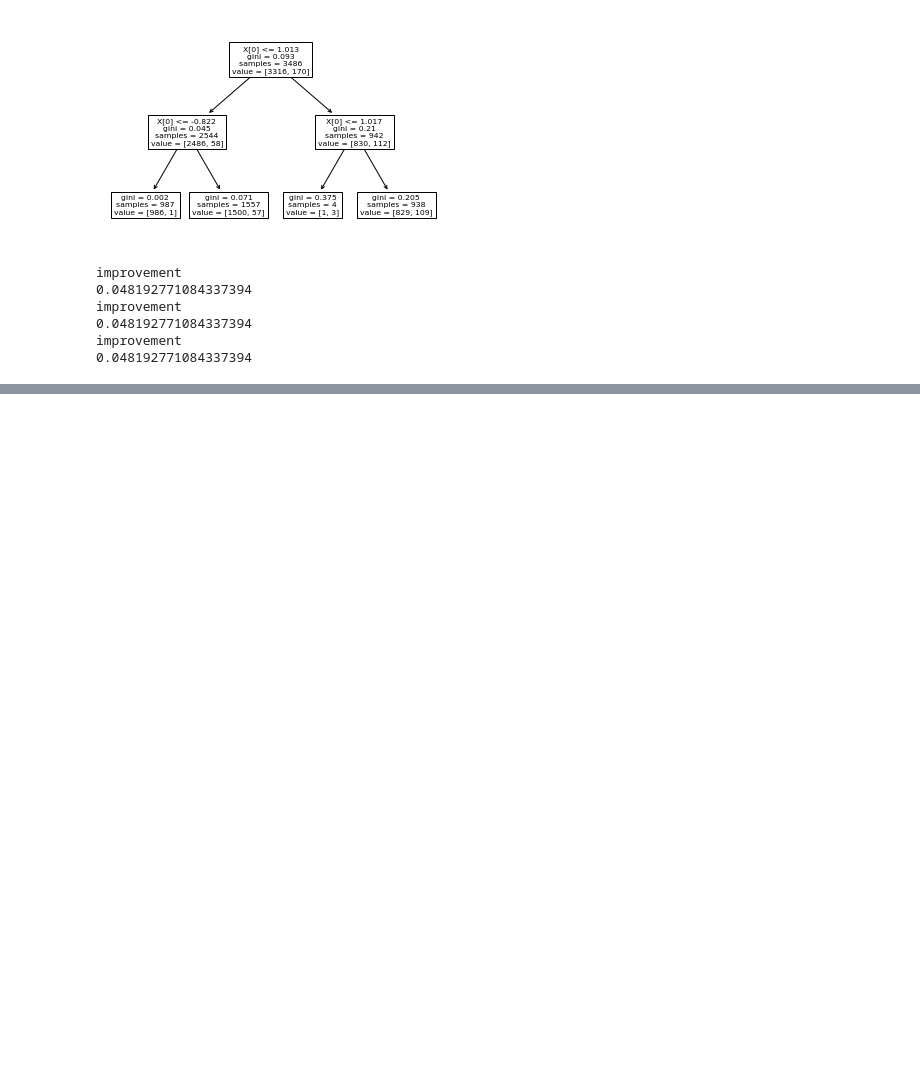
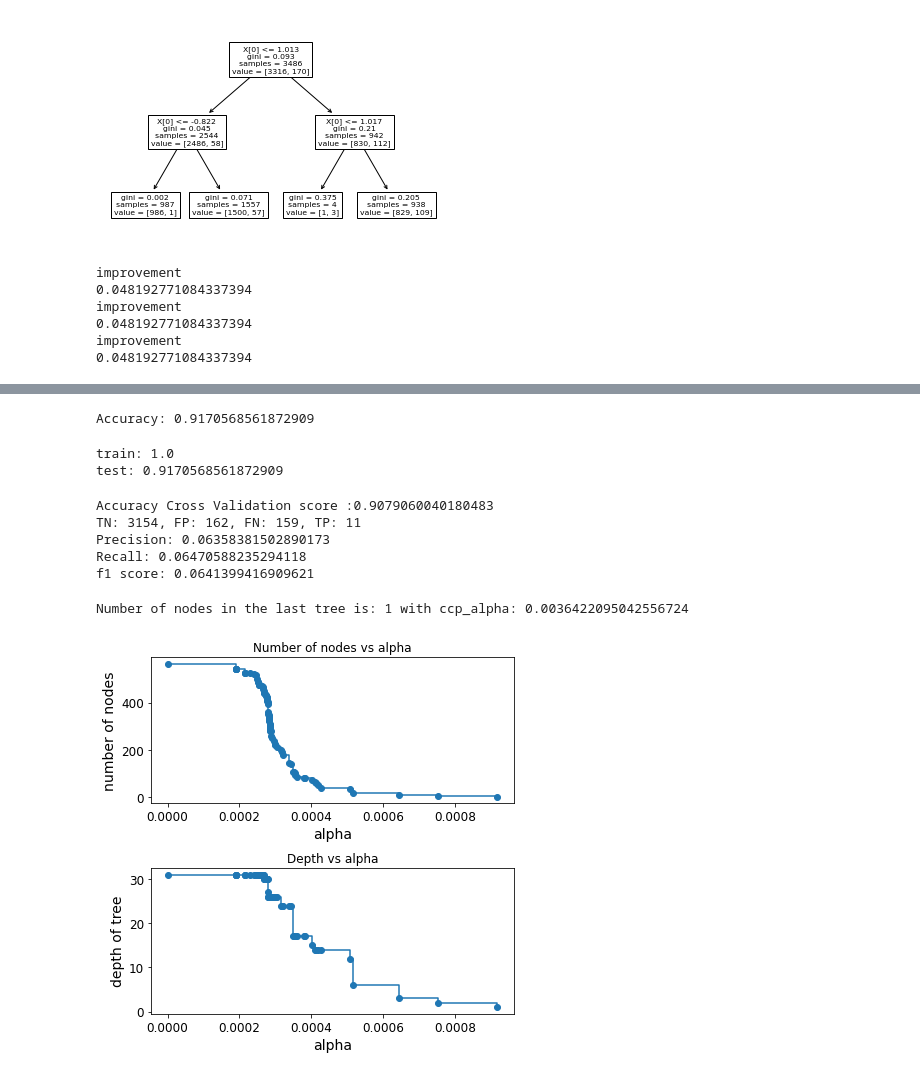
Before and after one commit to Lisnivia/F21DL, a Jupyter notebook: Lab 8.ipynb, the cells around one changed output, grey strips where cells are left out. Cells and saved outputs as stored; diff of their text form; code cells hidden in the pictures; blank space fills up the shorter version.

```diff
--- a/Lab 8.ipynb
+++ b/Lab 8.ipynb
@@ -277,0 +274,35 @@ TypeError: __init__() takes from 1 to 2 positional arguments but 4 were given
+# %%
+X = brain_pca.iloc[:, [0,1]]
+y = brain_pca.iloc[:, 2]
+
+X_train, X_test, y_train, y_test = train_test_split(X, y, test_size=0.3, random_state=42)
+
+tree_clf = DecisionTreeClassifier(random_state=42)
+y_pred = tree_clf.fit(X_train, y_train).predict(X_test)
+print("Accuracy:",metrics.accuracy_score(y_test, y_pred))
+# %% [output]
+Accuracy: 0.9170568561872909
+# %%
+print("train:", tree_clf.score(X_train, y_train))
+print("test:", tree_clf.score(X_test, y_test))
+# overfitting
+# %% [output]
+train: 1.0
+test: 0.9170568561872909
+# %%
+# 10-fold cross validation on basic tree
+kf = KFold(n_splits=10)
+score = cross_val_score(tree_clf, X_train, y_train, cv=kf, scoring='accuracy')
+print("Accuracy Cross Validation score :{}".format(score.mean()))
+y_train_pred = cross_val_predict(tree_clf, X_train, y_train, cv=kf)
+tn, fp, fn, tp = confusion_matrix(y_train, y_train_pred).ravel()
+print("TN: %.0f" % tn + ", FP: %.0f" % fp + ", FN: %.0f" % fn + ", TP: %.0f" % tp)
+print("Precision:",precision_score(y_train, y_train_pred))
+print("Recall:", recall_score(y_train, y_train_pred))
+print("f1 score:", f1_score(y_train, y_train_pred))
+# %% [output]
+Accuracy Cross Validation score :0.9079060040180483
+TN: 3154, FP: 162, FN: 159, TP: 11
+Precision: 0.06358381502890173
+Recall: 0.06470588235294118
+f1 score: 0.0641399416909621
@@ -277,0 +311,36 @@ TypeError: __init__() takes from 1 to 2 positional arguments but 4 were given
+# %%
+path = tree_clf.cost_complexity_pruning_path(X_train, y_train)
+ccp_alphas, impurities = path.ccp_alphas, path.impurities
+# %%
+# from https://scikit-learn.org/stable/auto_examples/tree/plot_cost_complexity_pruning.html
+tree_clfs = []
+for ccp_alpha in ccp_alphas:
+    tree_clf = DecisionTreeClassifier(random_state=0, ccp_alpha=ccp_alpha)
+    tree_clf.fit(X_train, y_train)
+    tree_clfs.append(tree_clf)
+print(
+    "Number of nodes in the last tree is: {} with ccp_alpha: {}".format(
+        tree_clfs[-1].tree_.node_count, ccp_alphas[-1]
+    )
+)
+# %% [output]
+Number of nodes in the last tree is: 1 with ccp_alpha: 0.0036422095042556724
+# %%
+# from https://scikit-learn.org/stable/auto_examples/tree/plot_cost_complexity_pruning.html
+tree_clfs = tree_clfs[:-1]
+ccp_alphas = ccp_alphas[:-1]
+
+node_counts = [tree_clf.tree_.node_count for tree_clf in tree_clfs]
+depth = [tree_clf.tree_.max_depth for tree_clf in tree_clfs]
+fig, ax = plt.subplots(2, 1, figsize=(6, 6))
+ax[0].plot(ccp_alphas, node_counts, marker="o", drawstyle="steps-post")
+ax[0].set_xlabel("alpha")
+ax[0].set_ylabel("number of nodes")
+ax[0].set_title("Number of nodes vs alpha")
+ax[1].plot(ccp_alphas, depth, marker="o", drawstyle="steps-post")
+ax[1].set_xlabel("alpha")
+ax[1].set_ylabel("depth of tree")
+ax[1].set_title("Depth vs alpha")
+fig.tight_layout()
+# %% [output]
+[figure, added]
```
Also changed, not shown: parts of 67 cells of this notebook, 5 other files.
